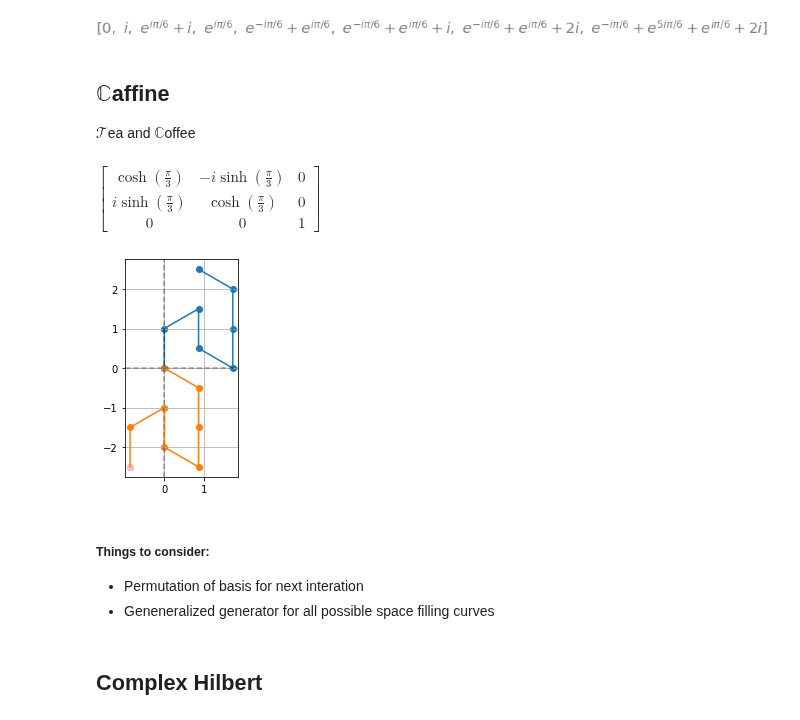
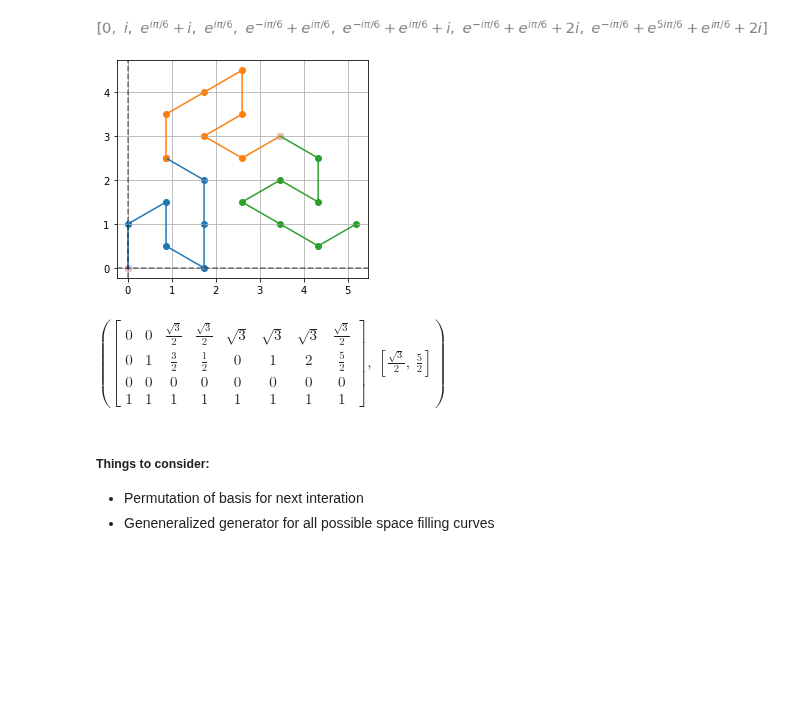
Before and after one commit to fractalclockwork/Math725, a Jupyter notebook: Projects/Space_Filling_Curves.ipynb, the cells around one changed output. Cells and saved outputs as stored; diff of their text form; code cells hidden in the pictures; blank space fills up the shorter version.

Commit message:
fixed up complex eigenvalue transformations

```diff
--- a/Projects/Space_Filling_Curves.ipynb
+++ b/Projects/Space_Filling_Curves.ipynb
@@ -197,30 +193,46 @@ p = [p0, p1, p2, p3, p4, p5, p6, p7]
 p
 # %% [output]
 [figure]
-# %% [markdown]
-## $\mathbb{C}$affine
-$\mathcal{T}$ea and $\mathbb{C}$offee
-# %%
-G=Matrix([[sym.re(pp), sym.im(pp)]for pp in p]).T  #map to R
-G = G.col_join(sym.ones(1,G.shape[1])) # C+affine
-T_0 = Matrix([
-    [1,0,-sym.re(p7)],
-    [0,1,-sym.im(p7)],
-    [0,0,1]])
-ROT = lambda theta: Matrix([
-    [sym.cos(theta),-sym.sin(theta),0],
-    [sym.sin(theta), sym.cos(theta),0],
-    [0,0,1]])
-m_plot(G)
-m_plot(T_0*G)
-ROT(z) # ought to have kept this complex, ask Arek about C+affine
-# Arek notice how the rotation has caused the real number to move in to imagine space
-# %% [output]
-$\displaystyle \left[\begin{matrix}\cosh{\left(\frac{\pi}{3} \right)} & - i \sinh{\left(\frac{\pi}{3} \right)} & 0\\i \sinh{\left(\frac{\pi}{3} \right)} & \cosh{\left(\frac{\pi}{3} \right)} & 0\\0 & 0 & 1\end{matrix}\right]$
-[figure, removed]
+# %%
+G0=Matrix([[sym.re(pp), sym.im(pp)]for pp in p]).T  # map to R^2
+G0 = G0.col_join(sym.zeros(1,G0.shape[1])) # Pad to R^3
+G0 = G0.col_join(sym.ones(1,G0.shape[1])) # Make similar in R^4 (R^3 X R^1)
+
+ROT = lambda theta: Matrix([
+    [sym.cos(theta),-sym.sin(theta),0,0],
+    [sym.sin(theta), sym.cos(theta),0,0],
+    [0,0,1,0],
+    [0,0,0,1]
+])
+
+TOT = lambda G: Matrix([
+    [1,0,0,G.col(-1)[0]],
+    [0,1,0,G.col(-1)[1]],
+    [0,0,1,0],
+    [0,0,0,1]
+])  # translates by last point in matrix/seq
+
+OTO = lambda G: Matrix([
+    [1,0,0,G.col(0)[0]],
+    [0,1,0,G.col(0)[1]],
+    [0,0,1,0],
+    [0,0,0,1]
+])  # translates by first point in matrix/seq
+
+m_plot(G0)
+#m_plot(T_0*G0)
+G1=TOT(G0)*ROT(2*2*sym.pi/6)*TOT(-G0)*G0
+m_plot(G1)
+G2=OTO(G1)*ROT(-2*2*sym.pi/6)*G0
+m_plot(G2)
+# ... repeat n times as we did in the basis generator
+# %% [output]
+[figure, added]
+# %%
+G0, G0.col(-1)[:2]
+# %% [output]
+$\displaystyle \left( \left[\begin{matrix}0 & 0 & \frac{\sqrt{3}}{2} & \frac{\sqrt{3}}{2} & \sqrt{3} & \sqrt{3} & \sqrt{3} & \frac{\sqrt{3}}{2}\\0 & 1 & \frac{3}{2} & \frac{1}{2} & 0 & 1 & 2 & \frac{5}{2}\\0 & 0 & 0 & 0 & 0 & 0 & 0 & 0\\1 & 1 & 1 & 1 & 1 & 1 & 1 & 1\end{matrix}\right], \  \left[ \frac{\sqrt{3}}{2}, \  \frac{5}{2}\right]\right)$
 # %% [markdown]
 ##### Things to consider:
  * Permutation of basis for next interation
  * Geneneralized generator for all possible space filling curves
-# %% [markdown]
-## Complex Hilbert
```
Also changed, not shown: parts of 9 cells of this notebook.
